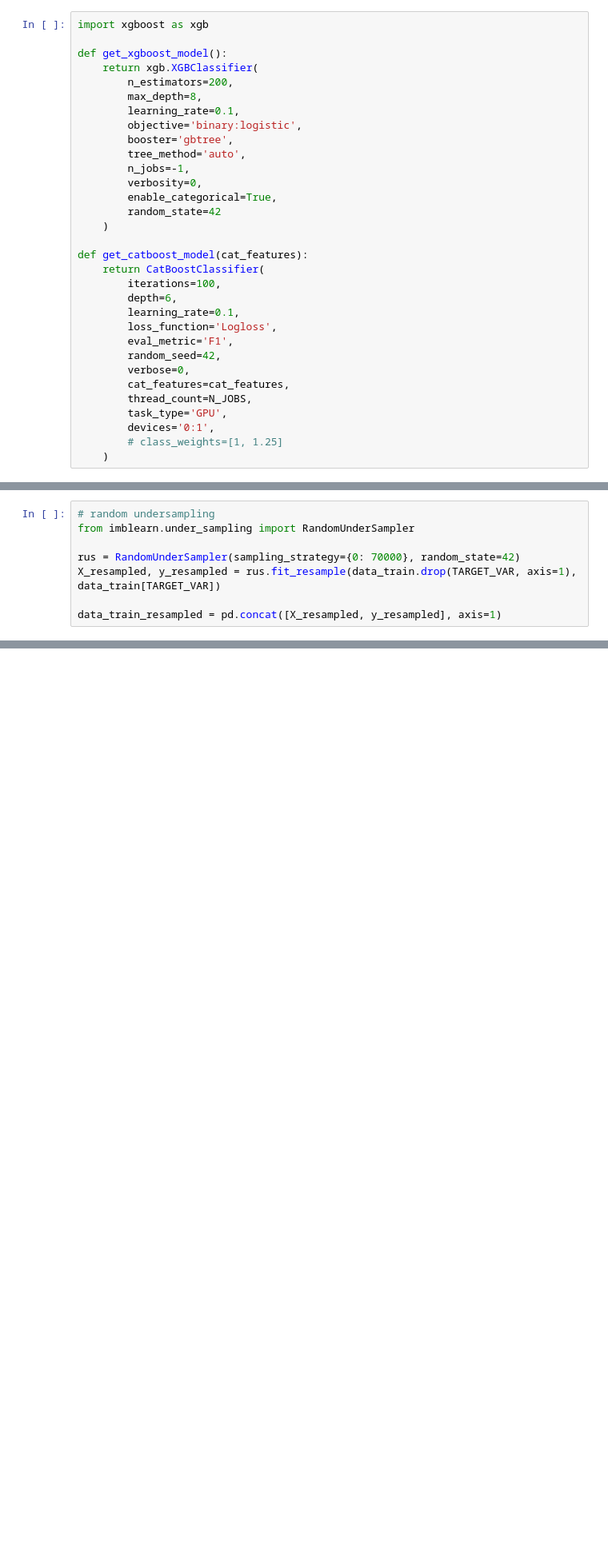
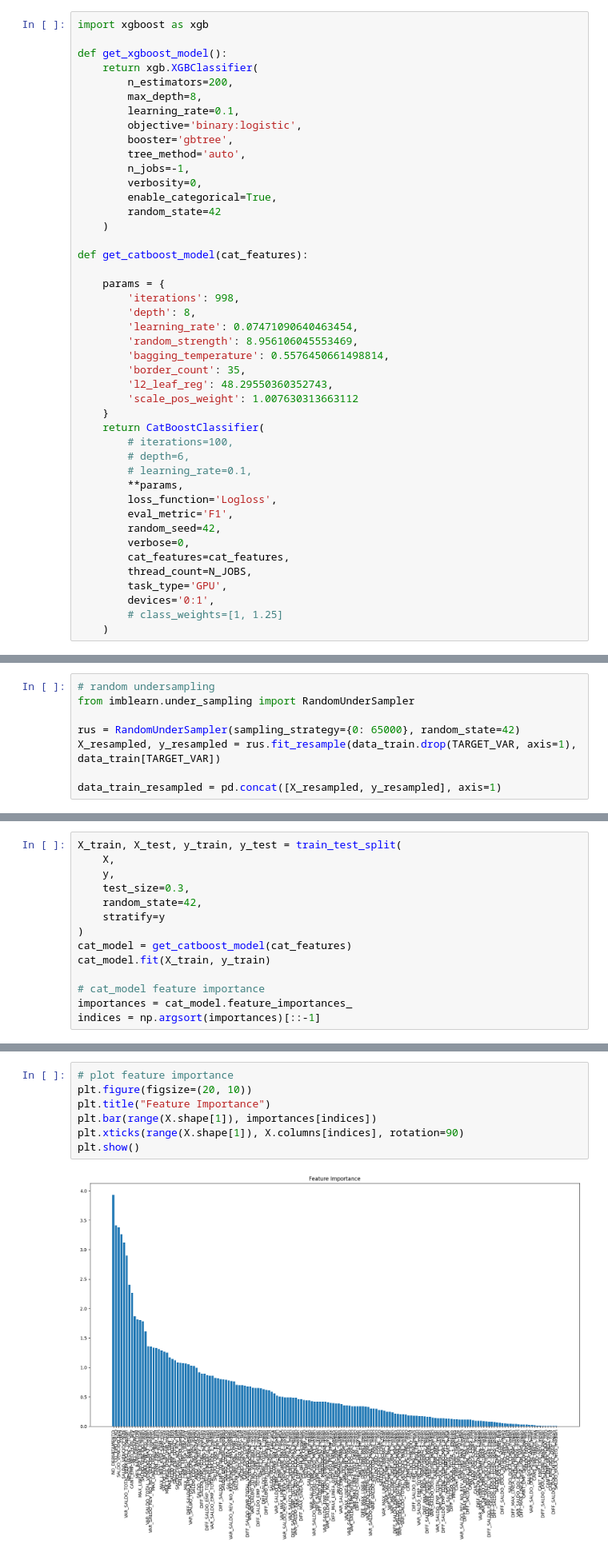
Before and after one commit to jeremy-jmc/datathon-mibanco2023, a Jupyter notebook: notebooks/01_catboost_cv.ipynb, the cells around one changed output, grey strips where cells are left out. Shown at 80% size. Saved outputs shown, nothing was run; the diff lists cells and outputs as text; blank space fills up the shorter version.

```diff
--- a/notebooks/01_catboost_cv.ipynb
+++ b/notebooks/01_catboost_cv.ipynb
@@ -321,10 +338,22 @@ def get_xgboost_model():
     )
 
 def get_catboost_model(cat_features):
+
+    params = {
+        'iterations': 998,
+        'depth': 8,
+        'learning_rate': 0.07471090640463454,
+        'random_strength': 8.956106045553469,
+        'bagging_temperature': 0.5576450661498814,
+        'border_count': 35,
+        'l2_leaf_reg': 48.29550360352743,
+        'scale_pos_weight': 1.007630313663112
+    }
     return CatBoostClassifier(
-        iterations=100,
-        depth=6,
-        learning_rate=0.1,
+        # iterations=100,
+        # depth=6,
+        # learning_rate=0.1,
+        **params,
         loss_function='Logloss',
         eval_metric='F1',
         random_seed=42,
@@ -345,7 +374,7 @@ Name: TARGET, dtype: int64
 # random undersampling
 from imblearn.under_sampling import RandomUnderSampler
 
-rus = RandomUnderSampler(sampling_strategy={0: 70000}, random_state=42)
+rus = RandomUnderSampler(sampling_strategy={0: 65000}, random_state=42)
 X_resampled, y_resampled = rus.fit_resample(data_train.drop(TARGET_VAR, axis=1), data_train[TARGET_VAR])
 
 data_train_resampled = pd.concat([X_resampled, y_resampled], axis=1)
@@ -432,0 +430,14 @@ weighted avg       0.87      0.87      0.87     91182
+# %%
+X_train, X_test, y_train, y_test = train_test_split(
+    X,
+    y,
+    test_size=0.3,
+    random_state=42,
+    stratify=y
+)
+cat_model = get_catboost_model(cat_features)
+cat_model.fit(X_train, y_train)
+
+# cat_model feature importance
+importances = cat_model.feature_importances_
+indices = np.argsort(importances)[::-1]
@@ -432,0 +467,9 @@ weighted avg       0.87      0.87      0.87     91182
+# %%
+# plot feature importance
+plt.figure(figsize=(20, 10))
+plt.title("Feature Importance")
+plt.bar(range(X.shape[1]), importances[indices])
+plt.xticks(range(X.shape[1]), X.columns[indices], rotation=90)
+plt.show()
+# %% [output]
+[figure, added]
```
Also changed, not shown: parts of 6 cells of this notebook.
